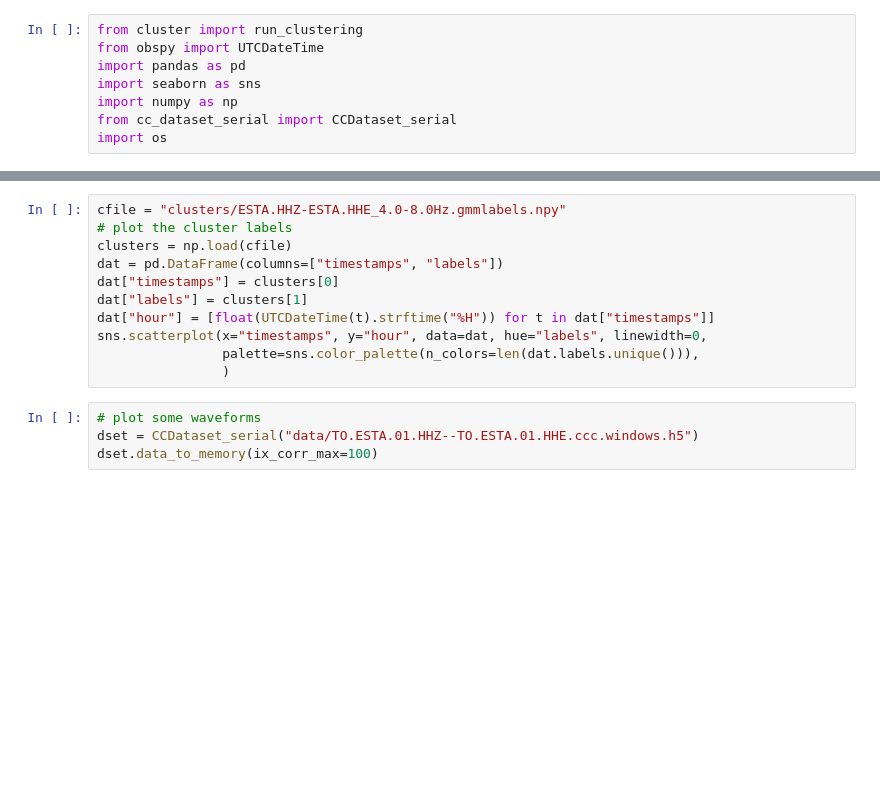
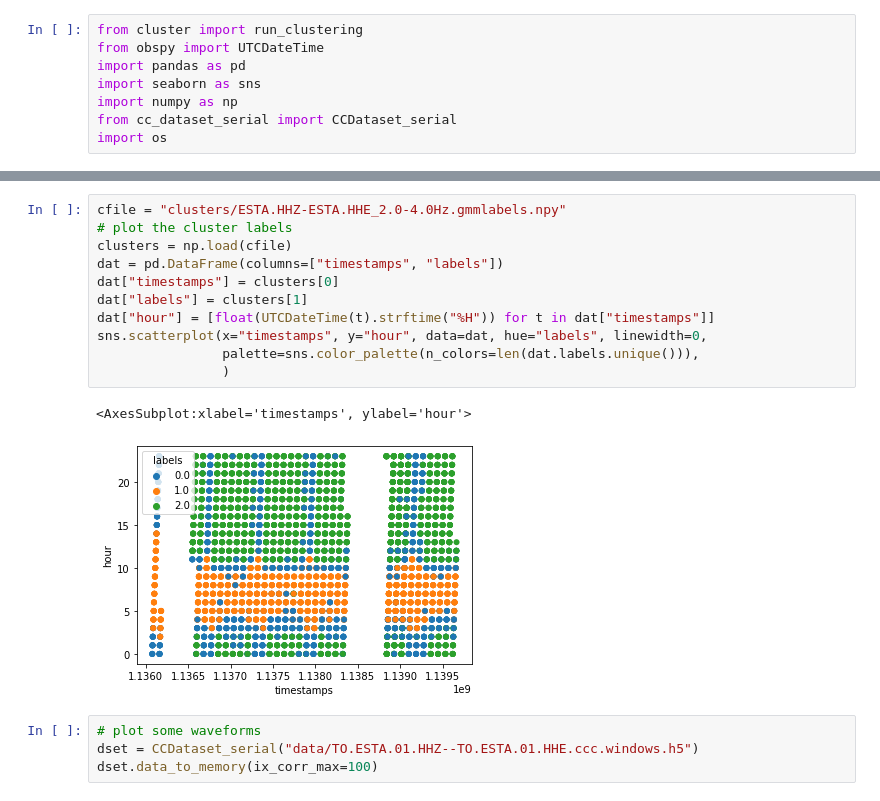
Before and after one commit to lermert/madrona_noise, a Jupyter notebook: cluster_data.ipynb, the cells around one changed output, grey strips where cells are left out. Drawn from its saved outputs; the diff is of its cells as text; blank space fills up the shorter version.

Commit message:
station metadata in csv and rough plotting

```diff
--- a/cluster_data.ipynb
+++ b/cluster_data.ipynb
@@ -67,14 +85,17 @@ run_clustering(config, 0, 1)
 # %%
-cfile = "clusters/ESTA.HHZ-ESTA.HHE_4.0-8.0Hz.gmmlabels.npy"
+cfile = "clusters/ESTA.HHZ-ESTA.HHE_2.0-4.0Hz.gmmlabels.npy"
 # plot the cluster labels
 clusters = np.load(cfile)
 dat = pd.DataFrame(columns=["timestamps", "labels"])
 dat["timestamps"] = clusters[0]
 dat["labels"] = clusters[1]
 dat["hour"] = [float(UTCDateTime(t).strftime("%H")) for t in dat["timestamps"]]
 sns.scatterplot(x="timestamps", y="hour", data=dat, hue="labels", linewidth=0,
                 palette=sns.color_palette(n_colors=len(dat.labels.unique())),
                 )
+# %% [output]
+<AxesSubplot:xlabel='timestamps', ylabel='hour'>
+[figure, added]
 # %%
 # plot some waveforms
 dset = CCDataset_serial("data/TO.ESTA.01.HHZ--TO.ESTA.01.HHE.ccc.windows.h5")
```
Also changed, not shown: parts of 2 cells of this notebook, 3 other files.
